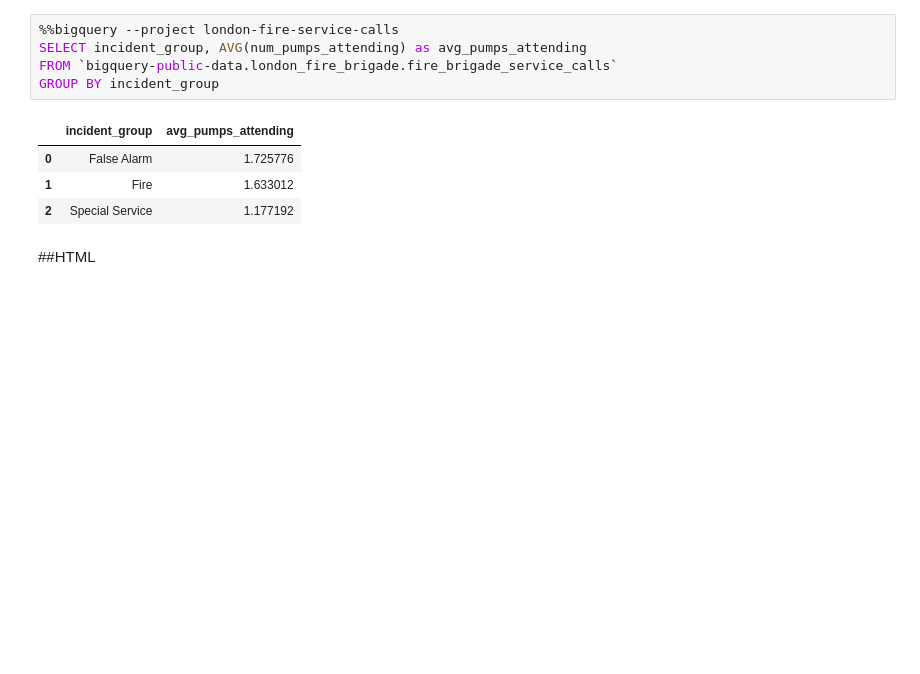
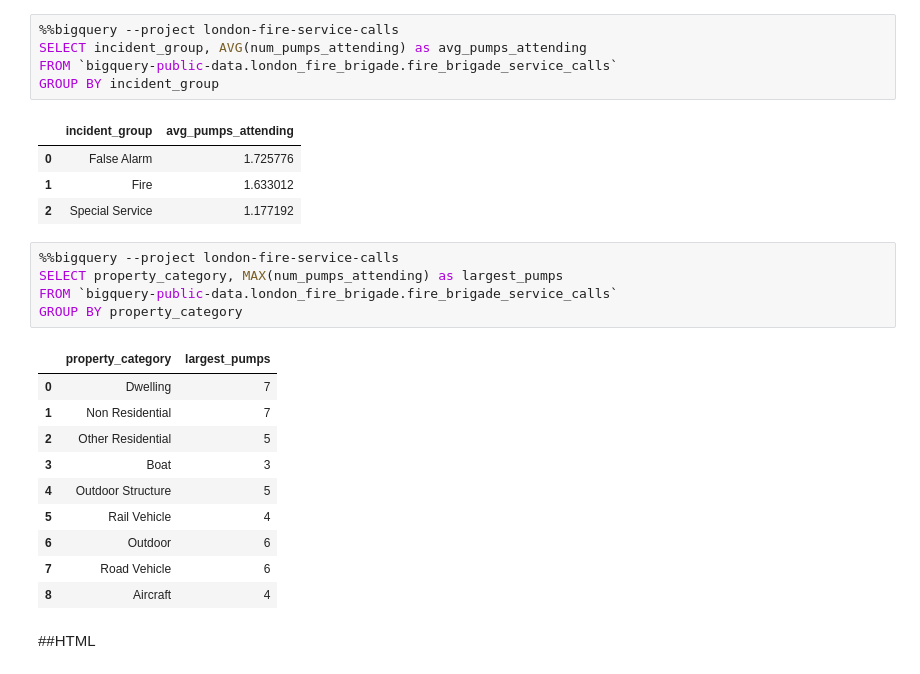
Before and after one commit to almsalahuddin/Data-Processing-and-Visualization, a Jupyter notebook: Quiz_12.ipynb, the cells around one changed output. Drawn from its saved outputs; the diff is of its cells as text; blank space fills up the shorter version.

```diff
--- a/Quiz_12.ipynb
+++ b/Quiz_12.ipynb
@@ -46,6 +46,22 @@ GROUP BY incident_group
 | 0 | False Alarm | 1.725776 |
 | 1 | Fire | 1.633012 |
 | 2 | Special Service | 1.177192 |
+# %%
+%%bigquery --project london-fire-service-calls
+SELECT property_category, MAX(num_pumps_attending) as largest_pumps
+FROM `bigquery-public-data.london_fire_brigade.fire_brigade_service_calls`
+GROUP BY property_category
+# %% [output]
+|  | property_category | largest_pumps |
+| 0 | Dwelling | 7 |
+| 1 | Non Residential | 7 |
+| 2 | Other Residential | 5 |
+| 3 | Boat | 3 |
+| 4 | Outdoor Structure | 5 |
+| 5 | Rail Vehicle | 4 |
+| 6 | Outdoor | 6 |
+| 7 | Road Vehicle | 6 |
+| 8 | Aircraft | 4 |
 # %% [markdown]
 ##HTML
 # %% [markdown]
```
